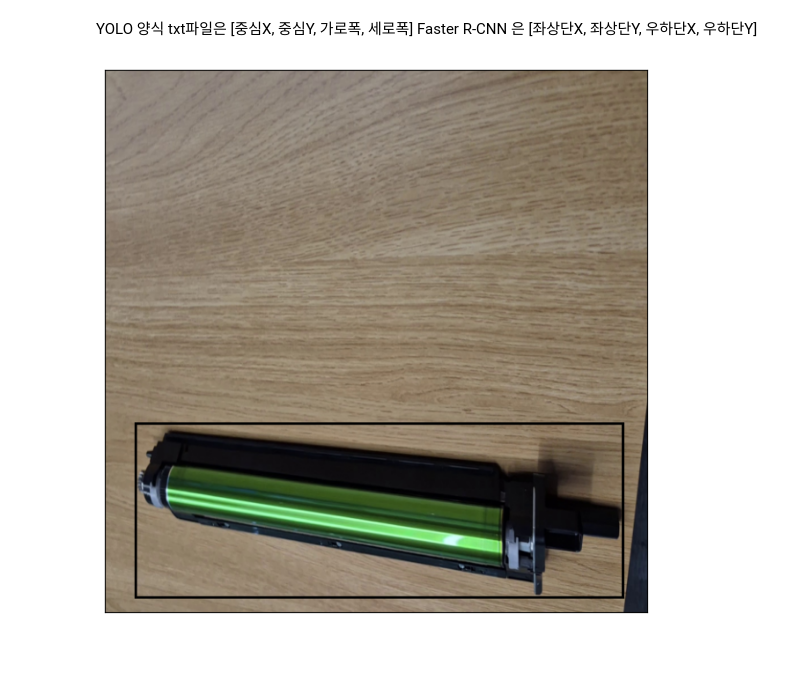
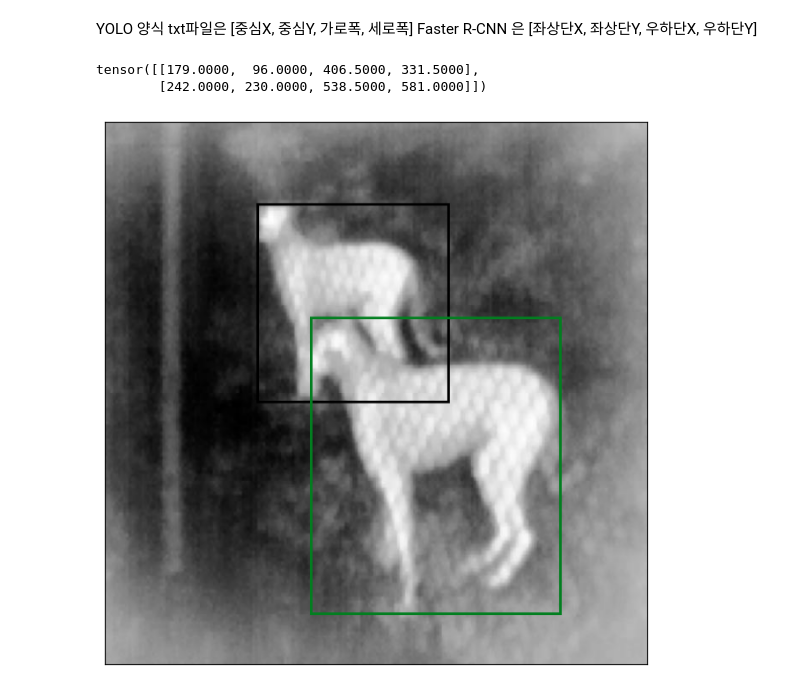
Before and after one commit to snj0x03/PV-ML-HPPK, a Jupyter notebook: notebooks/FasterRCNN.ipynb, the cells around one changed output. Cells and saved outputs as stored; diff of their text form; code cells hidden in the pictures; blank space fills up the shorter version.

```diff
--- a/notebooks/FasterRCNN.ipynb
+++ b/notebooks/FasterRCNN.ipynb
@@ -38,16 +12,12 @@ n_classes = 4 + 1
 # %%
 from torchvision.transforms import v2
 from torchvision import tv_tensors
-data_transform = transforms.Compose([
-    transforms.ToTensor()
-])
 
-transforms2 = v2.Compose([
+transform = v2.Compose([
     v2.ConvertBoundingBoxFormat("xyxy"),
     v2.ToTensor(),
     v2.ToDtype(torch.float32, scale=True),
     v2.Resize((640, 640)),
-    # v2.Normalize(mean=[0.485, 0.456, 0.406], std=[0.229, 0.224, 0.225])
 ])
 # %% [markdown]
 YOLO 양식 txt파일은 [중심X, 중심Y, 가로폭, 세로폭]
@@ -136,33 +83,37 @@ validation_data = ObjectDetectionDataset('CT/Custom/valid/images', 'CT/Custom/va
+# %%
+
+train_data = ObjectDetectionDataset('C:\\Users\\sawna\\Desktop\\Sample\\train\\images', 'C:\\Users\\sawna\\Desktop\\Sample\\train\\labels', transform)
+validation_data = ObjectDetectionDataset('C:\\Users\\sawna\\Desktop\\Sample\\valid\\images', 'C:\\Users\\sawna\\Desktop\\Sample\\valid\\labels', transform)
 # %%
 import numpy as np
 import torchvision.transforms.functional as F
 import matplotlib.pyplot as plt
 from torchvision.utils import draw_bounding_boxes
-
-train_data = ObjectDetectionDataset('CT/Custom/train/images', 'CT/Custom/train/labels', transforms2)
-validation_data = ObjectDetectionDataset('CT/Custom/valid/images', 'CT/Custom/valid/labels', transforms2)
 
 
 def show(imgs):
   if not isinstance(imgs, list):
     imgs = [imgs]
   fig, axs = plt.subplots(ncols=len(imgs), squeeze=False, figsize=(8 , 8))
   for i, img in enumerate(imgs):
     img = img.detach()
     img = F.to_pil_image(img)
     axs[0, i].imshow(np.asarray(img))
     axs[0, i].set(xticklabels=[], yticklabels=[], xticks=[], yticks=[])
   plt.show()
 
-img, target = train_data[200]
+img, target = train_data[8]
+print(target['boxes'])
 
 img_uint8 = (img * 255).to(torch.uint8)
 
 result = draw_bounding_boxes(img_uint8, target['boxes'], width=3)
 
 show(result)
 # %% [output]
+tensor([[179.0000,  96.0000, 406.5000, 331.5000],
+        [242.0000, 230.0000, 538.5000, 581.0000]])
-[figure, old version]
+[figure, new version]
 # %%
 from torch.utils.data import DataLoader
 
```
Also changed, not shown: parts of 10 cells of this notebook.
